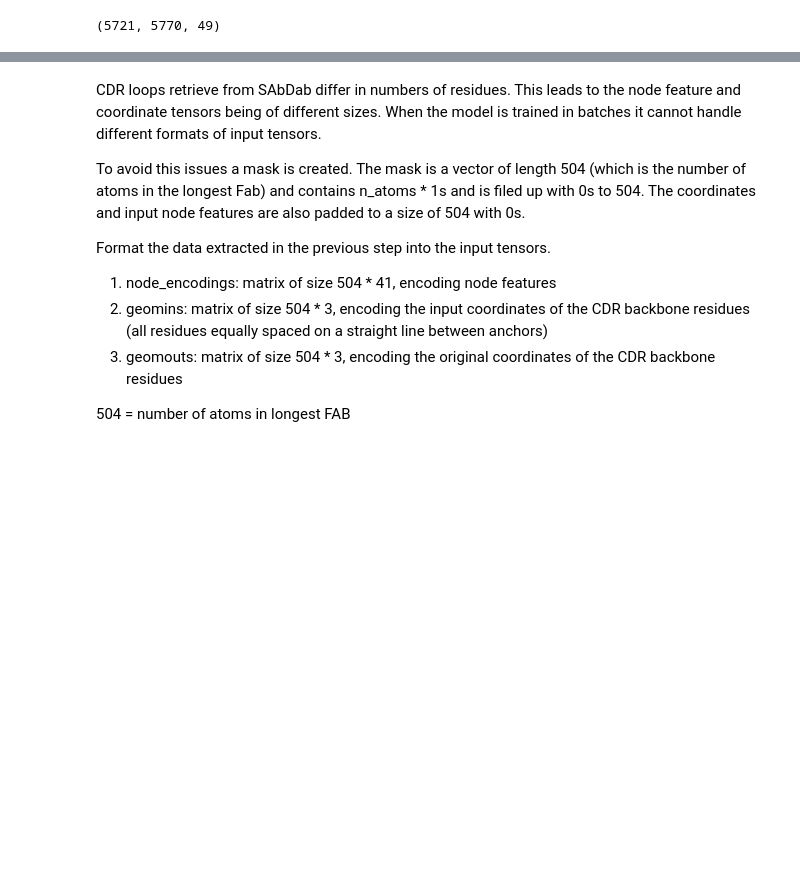
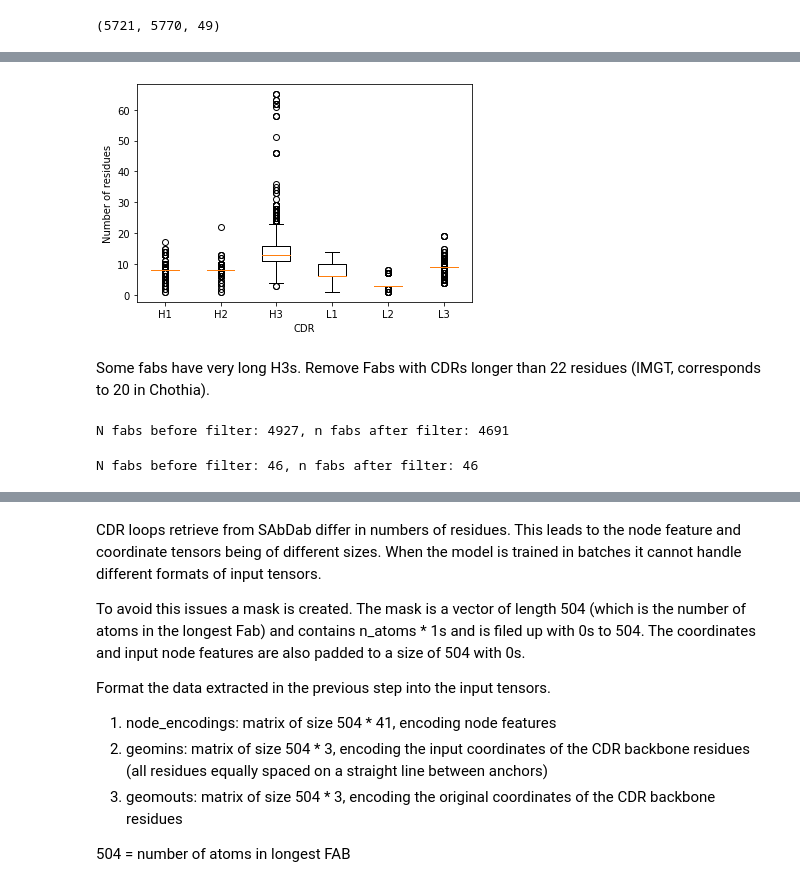
Before and after one commit to felixsihombing/ABlooper, a Jupyter notebook: retrain_model.ipynb, the cells around one changed output, grey strips where cells are left out. Drawn from its saved outputs; the diff is of its cells as text; code cells hidden in the pictures; blank space fills up the shorter version.

Commit message:
functions added to filter input data

```diff
--- a/retrain_model.ipynb
+++ b/retrain_model.ipynb
@@ -70,0 +92,46 @@ with open('train_data/CDR_seqs_test.npy', 'rb') as infile:
+# %%
+def length_CDRs(CDR_seqs):
+    '''
+    Returns the length of all 6 CDRs for all fabs in a list
+    '''
+    H1_lenths = []
+    H2_lenths = []
+    H3_lenths = []
+    L1_lenths = []
+    L2_lenths = []
+    L3_lenths = []
+
+    for i in range(len(CDR_seqs)):
+        H1_lenths.append(len(CDR_seqs[i]['H1']) - 4) # 4 anchor residues
+        H2_lenths.append(len(CDR_seqs[i]['H2']) - 4)
+        H3_lenths.append(len(CDR_seqs[i]['H3']) - 4)
+        L1_lenths.append(len(CDR_seqs[i]['L1']) - 4)
+        L2_lenths.append(len(CDR_seqs[i]['L2']) - 4)
+        L3_lenths.append(len(CDR_seqs[i]['L3']) - 4)
+
+    CDR_lengths = {'H1': H1_lenths,
+                   'H2': H2_lenths,
+                   'H3': H3_lenths,
+                   'L1': L1_lenths,
+                   'L2': L2_lenths,
+                   'L3': L3_lenths}
+    return CDR_lengths
+# %%
+CDR_lenths = length_CDRs(CDR_seqs)
+plt.boxplot([x for x in CDR_lenths.values()],labels=[x for x in CDR_lenths.keys()])
+
+plt.xlabel('CDR')
+plt.ylabel('Number of residues')
+plt.savefig('figures/CDR_length_before_lenth_filter.png')
+# %% [output]
+[figure, added]
+# %% [markdown]
+Some fabs have very long H3s. Remove Fabs with CDRs longer than 22 residues (IMGT, corresponds to 20 in Chothia).
+# %%
+CDR_seqs, CDR_BB_coords = filter_CDR_length(CDR_seqs, CDR_BB_coords, length_cutoff=22)
+# %% [output]
+N fabs before filter: 4927, n fabs after filter: 4691
+# %%
+CDR_seqs_test, CDR_BB_coords_test = filter_CDR_length(CDR_seqs_test, CDR_BB_coords_test, length_cutoff=22)
+# %% [output]
+N fabs before filter: 46, n fabs after filter: 46
```
Also changed, not shown: parts of 23 cells of this notebook, 4 other files.
